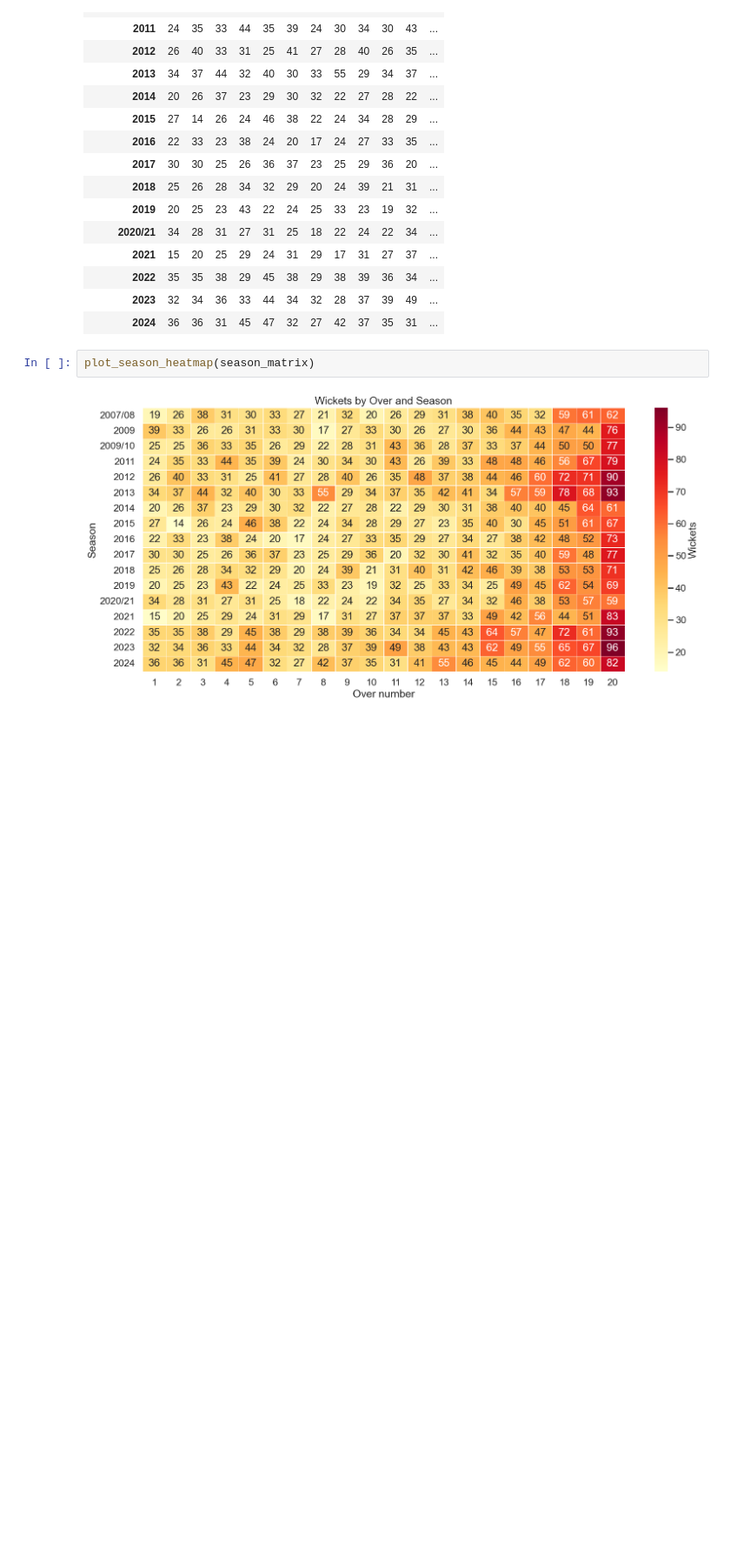
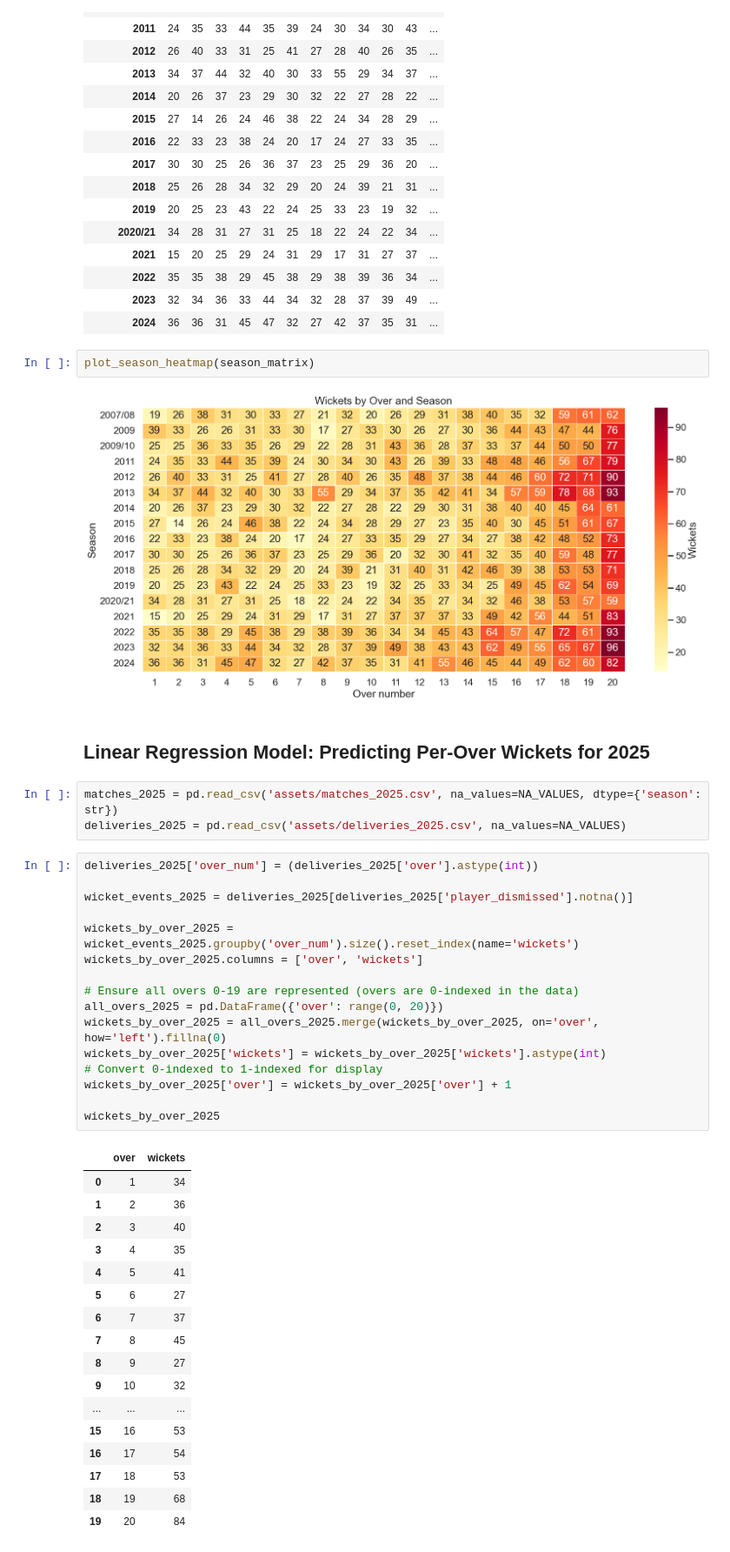
Before and after one commit to anirudhsridhar225/purple-cap-analysis, a Jupyter notebook: ipl-predictor.ipynb, the cells around one changed output. Shown at 87% size. Saved outputs shown, nothing was run; the diff lists cells and outputs as text; blank space fills up the shorter version.

```diff
--- a/ipl-predictor.ipynb
+++ b/ipl-predictor.ipynb
@@ -311,3 +297,42 @@ season_matrix
 plot_season_heatmap(season_matrix)
 # %% [output]
 [figure]
+# %% [markdown]
+## Linear Regression Model: Predicting Per-Over Wickets for 2025
+# %%
+matches_2025 = pd.read_csv('assets/matches_2025.csv', na_values=NA_VALUES, dtype={'season': str})
+deliveries_2025 = pd.read_csv('assets/deliveries_2025.csv', na_values=NA_VALUES)
+# %%
+deliveries_2025['over_num'] = (deliveries_2025['over'].astype(int))
+
+wicket_events_2025 = deliveries_2025[deliveries_2025['player_dismissed'].notna()]
+
+wickets_by_over_2025 = wicket_events_2025.groupby('over_num').size().reset_index(name='wickets')
+wickets_by_over_2025.columns = ['over', 'wickets']
+
+# Ensure all overs 0-19 are represented (overs are 0-indexed in the data)
+all_overs_2025 = pd.DataFrame({'over': range(0, 20)})
+wickets_by_over_2025 = all_overs_2025.merge(wickets_by_over_2025, on='over', how='left').fillna(0)
+wickets_by_over_2025['wickets'] = wickets_by_over_2025['wickets'].astype(int)
+# Convert 0-indexed to 1-indexed for display
+wickets_by_over_2025['over'] = wickets_by_over_2025['over'] + 1
+
+wickets_by_over_2025
+# %% [output]
+|  | over | wickets |
+| 0 | 1 | 34 |
+| 1 | 2 | 36 |
+| 2 | 3 | 40 |
+| 3 | 4 | 35 |
+| 4 | 5 | 41 |
+| 5 | 6 | 27 |
+| 6 | 7 | 37 |
+| 7 | 8 | 45 |
+| 8 | 9 | 27 |
+| 9 | 10 | 32 |
+| ... | ... | ... |
+| 15 | 16 | 53 |
+| 16 | 17 | 54 |
+| 17 | 18 | 53 |
+| 18 | 19 | 68 |
+| 19 | 20 | 84 |
```
Also changed, not shown: parts of 9 cells of this notebook, 3 other files.
